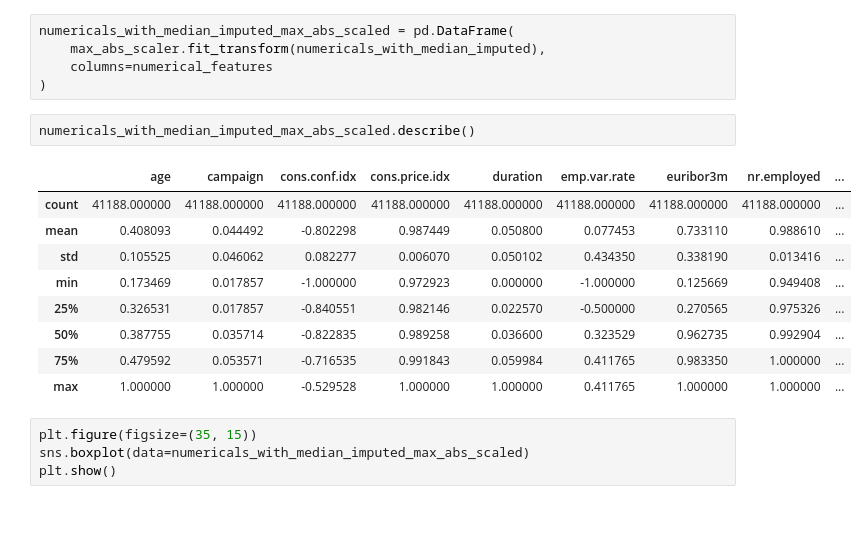
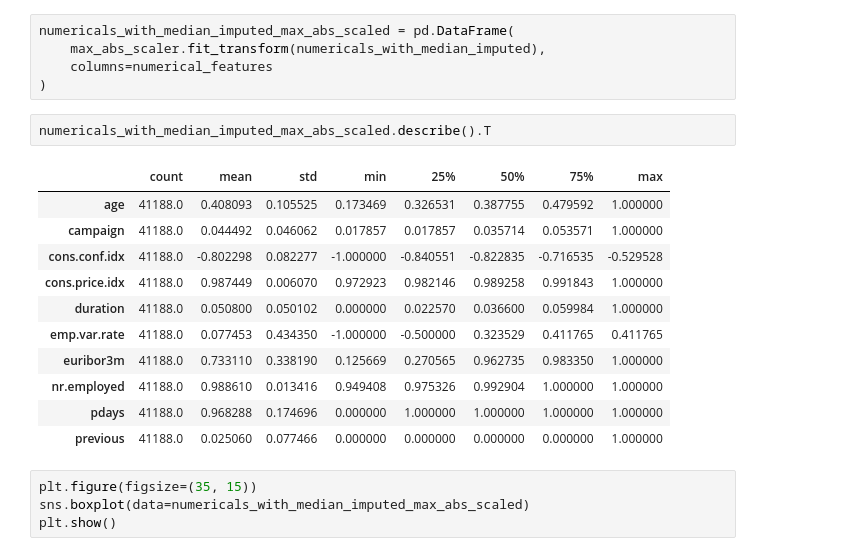
Before and after one commit to IooHooI/DATA_PREPARATION, a Jupyter notebook: notebooks/FEATURE_PROCESSING.ipynb, the cells around one changed output. Cells and saved outputs as stored; diff of their text form; blank space fills up the shorter version.

```diff
--- a/notebooks/FEATURE_PROCESSING.ipynb
+++ b/notebooks/FEATURE_PROCESSING.ipynb
@@ -429,17 +456,19 @@ numericals_with_median_imputed_max_abs_scaled = pd.DataFrame(
     columns=numerical_features
 )
 # %%
-numericals_with_median_imputed_max_abs_scaled.describe()
+numericals_with_median_imputed_max_abs_scaled.describe().T
 # %% [output]
-|  | age | campaign | cons.conf.idx | cons.price.idx | duration | emp.var.rate | euribor3m | nr.employed | ... |
-| count | 41188.000000 | 41188.000000 | 41188.000000 | 41188.000000 | 41188.000000 | 41188.000000 | 41188.000000 | 41188.000000 | ... |
-| mean | 0.408093 | 0.044492 | -0.802298 | 0.987449 | 0.050800 | 0.077453 | 0.733110 | 0.988610 | ... |
-| std | 0.105525 | 0.046062 | 0.082277 | 0.006070 | 0.050102 | 0.434350 | 0.338190 | 0.013416 | ... |
-| min | 0.173469 | 0.017857 | -1.000000 | 0.972923 | 0.000000 | -1.000000 | 0.125669 | 0.949408 | ... |
-| 25% | 0.326531 | 0.017857 | -0.840551 | 0.982146 | 0.022570 | -0.500000 | 0.270565 | 0.975326 | ... |
-| 50% | 0.387755 | 0.035714 | -0.822835 | 0.989258 | 0.036600 | 0.323529 | 0.962735 | 0.992904 | ... |
-| 75% | 0.479592 | 0.053571 | -0.716535 | 0.991843 | 0.059984 | 0.411765 | 0.983350 | 1.000000 | ... |
-| max | 1.000000 | 1.000000 | -0.529528 | 1.000000 | 1.000000 | 0.411765 | 1.000000 | 1.000000 | ... |
+|  | count | mean | std | min | 25% | 50% | 75% | max |
+| age | 41188.0 | 0.408093 | 0.105525 | 0.173469 | 0.326531 | 0.387755 | 0.479592 | 1.000000 |
+| campaign | 41188.0 | 0.044492 | 0.046062 | 0.017857 | 0.017857 | 0.035714 | 0.053571 | 1.000000 |
+| cons.conf.idx | 41188.0 | -0.802298 | 0.082277 | -1.000000 | -0.840551 | -0.822835 | -0.716535 | -0.529528 |
+| cons.price.idx | 41188.0 | 0.987449 | 0.006070 | 0.972923 | 0.982146 | 0.989258 | 0.991843 | 1.000000 |
+| duration | 41188.0 | 0.050800 | 0.050102 | 0.000000 | 0.022570 | 0.036600 | 0.059984 | 1.000000 |
+| emp.var.rate | 41188.0 | 0.077453 | 0.434350 | -1.000000 | -0.500000 | 0.323529 | 0.411765 | 0.411765 |
+| euribor3m | 41188.0 | 0.733110 | 0.338190 | 0.125669 | 0.270565 | 0.962735 | 0.983350 | 1.000000 |
+| nr.employed | 41188.0 | 0.988610 | 0.013416 | 0.949408 | 0.975326 | 0.992904 | 1.000000 | 1.000000 |
+| pdays | 41188.0 | 0.968288 | 0.174696 | 0.000000 | 1.000000 | 1.000000 | 1.000000 | 1.000000 |
+| previous | 41188.0 | 0.025060 | 0.077466 | 0.000000 | 0.000000 | 0.000000 | 0.000000 | 1.000000 |
 # %%
 plt.figure(figsize=(35, 15))
 sns.boxplot(data=numericals_with_median_imputed_max_abs_scaled)
```
Also changed, not shown: parts of 25 cells of this notebook.
